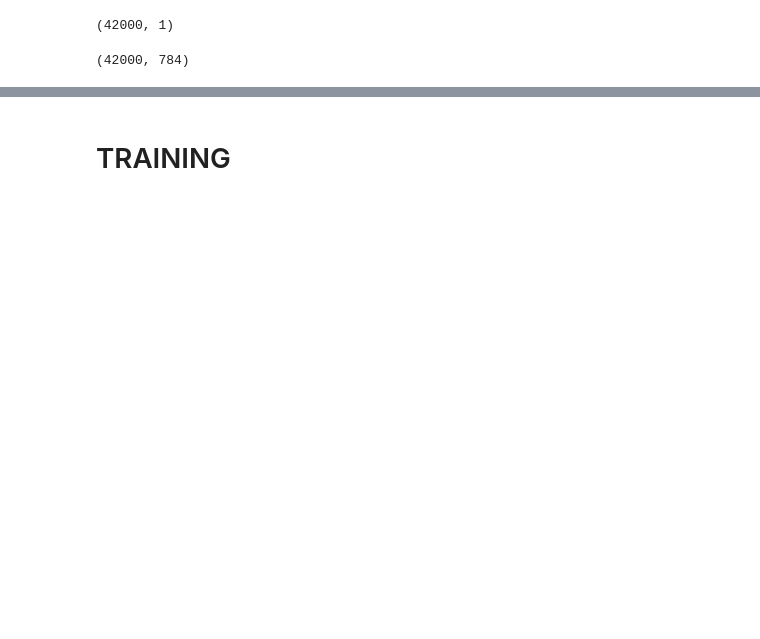
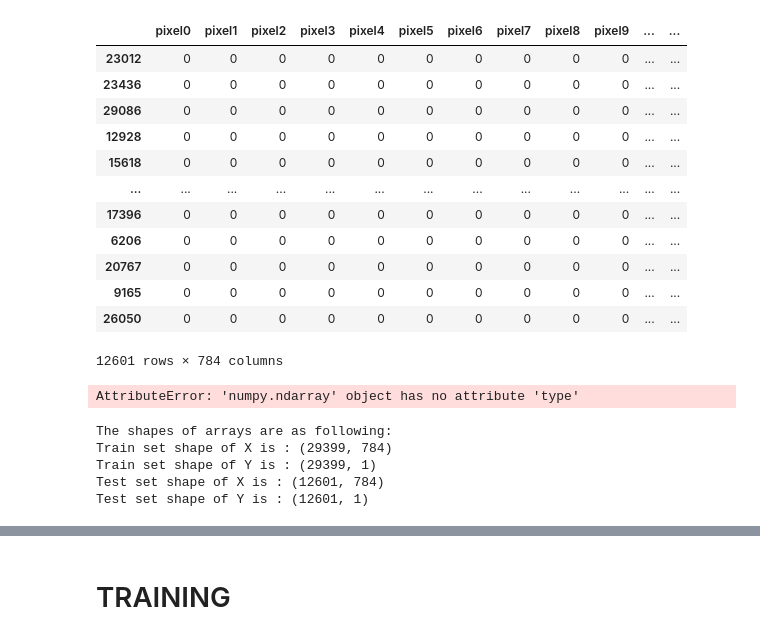
Before and after one commit to Orixtosius/MNIST, a Jupyter notebook: mnist.ipynb, the cells around one changed output, grey strips where cells are left out. Drawn from its saved outputs; the diff is of its cells as text; code cells hidden in the pictures; blank space fills up the shorter version.

```diff
--- a/mnist.ipynb
+++ b/mnist.ipynb
@@ -59 +65,17 @@ df_x
+# %%
+test_x
+# %% [output]
+|  | pixel0 | pixel1 | pixel2 | pixel3 | pixel4 | pixel5 | pixel6 | pixel7 | pixel8 | pixel9 | ... | ... |
+| 23012 | 0 | 0 | 0 | 0 | 0 | 0 | 0 | 0 | 0 | 0 | ... | ... |
+| 23436 | 0 | 0 | 0 | 0 | 0 | 0 | 0 | 0 | 0 | 0 | ... | ... |
+| 29086 | 0 | 0 | 0 | 0 | 0 | 0 | 0 | 0 | 0 | 0 | ... | ... |
+| 12928 | 0 | 0 | 0 | 0 | 0 | 0 | 0 | 0 | 0 | 0 | ... | ... |
+| 15618 | 0 | 0 | 0 | 0 | 0 | 0 | 0 | 0 | 0 | 0 | ... | ... |
+| ... | ... | ... | ... | ... | ... | ... | ... | ... | ... | ... | ... | ... |
+| 17396 | 0 | 0 | 0 | 0 | 0 | 0 | 0 | 0 | 0 | 0 | ... | ... |
+| 6206 | 0 | 0 | 0 | 0 | 0 | 0 | 0 | 0 | 0 | 0 | ... | ... |
+| 20767 | 0 | 0 | 0 | 0 | 0 | 0 | 0 | 0 | 0 | 0 | ... | ... |
+| 9165 | 0 | 0 | 0 | 0 | 0 | 0 | 0 | 0 | 0 | 0 | ... | ... |
+| 26050 | 0 | 0 | 0 | 0 | 0 | 0 | 0 | 0 | 0 | 0 | ... | ... |
+12601 rows × 784 columns
 # %%
@@ -62,9 +86,17 @@ arr_y = df_y.to_numpy()
+# %%
+arr_test_y.type
+# %% [output]
+AttributeError: 'numpy.ndarray' object has no attribute 'type'
 # %%
-arr_y.shape
+print("The shapes of arrays are as following: ")
+print(f"Train set shape of X is : {arr_train_x.shape}")
+print(f"Train set shape of Y is : {arr_train_y.shape}")
+print(f"Test set shape of X is : {arr_test_x.shape}")
+print(f"Test set shape of Y is : {arr_test_y.shape}")
 # %% [output]
-(42000, 1)
+The shapes of arrays are as following:
+Train set shape of X is : (29399, 784)
+Train set shape of Y is : (29399, 1)
+Test set shape of X is : (12601, 784)
+Test set shape of Y is : (12601, 1)
-# %%
-arr.shape
-# %% [output]
-(42000, 784)
 # %%
```
Also changed, not shown: parts of 21 cells of this notebook.
